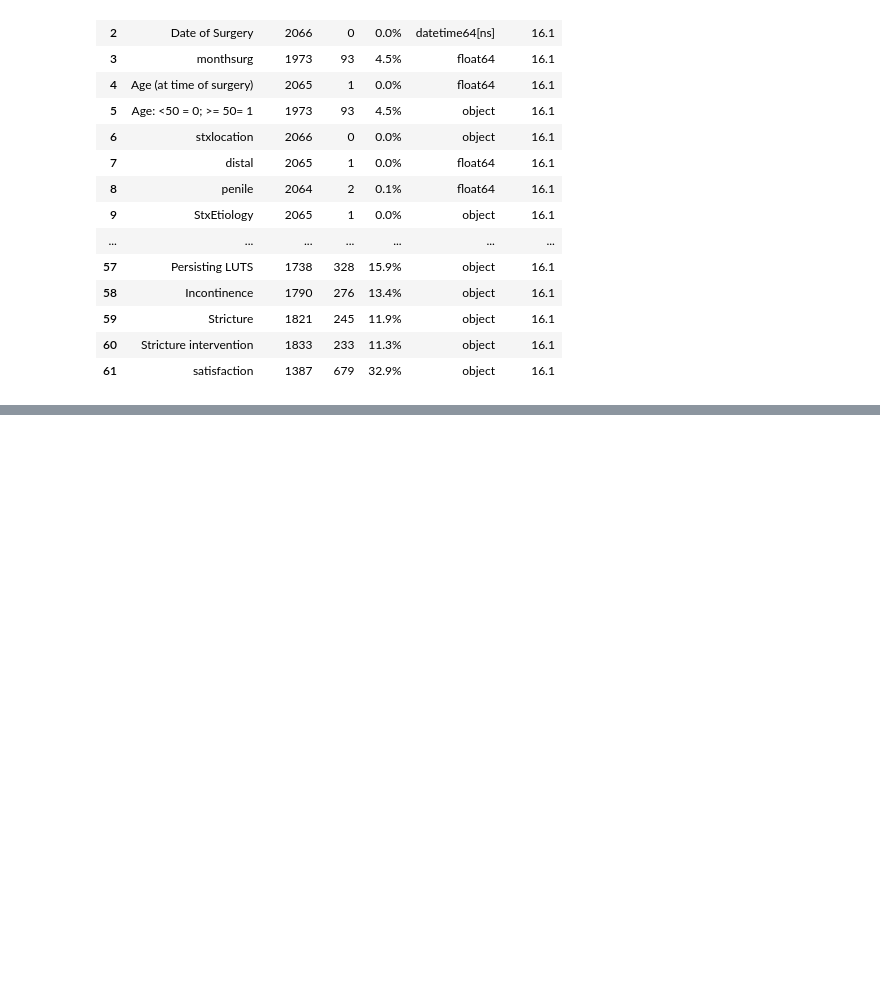
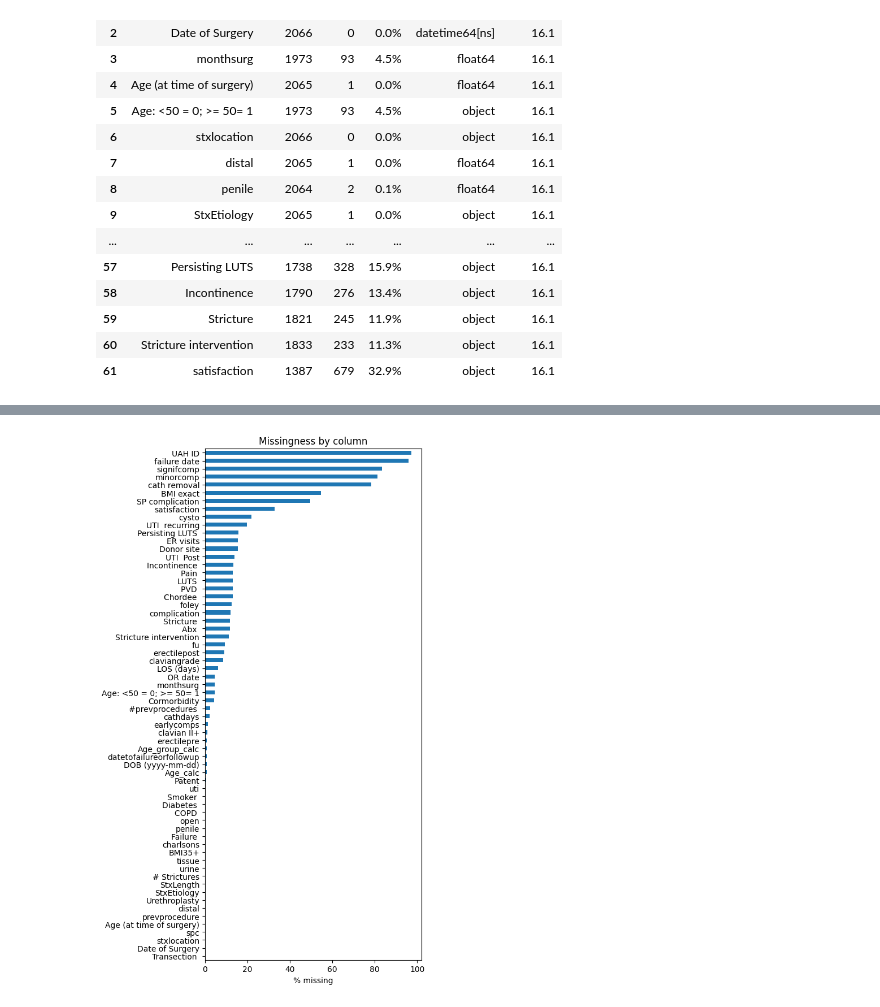
Before and after one commit to preciousiajilore/survival_mtlr, a Jupyter notebook: notebooks/visualizations.ipynb, the cells around one changed output, grey strips where cells are left out. Saved outputs shown, nothing was run; the diff lists cells and outputs as text; code cells hidden in the pictures; blank space fills up the shorter version.

```diff
--- a/notebooks/visualizations.ipynb
+++ b/notebooks/visualizations.ipynb
@@ -80,0 +158,4 @@ summary.style.format({"% null": "{:.1f}%", "mem_kB": "{:.1f}"})
+# %%
+age_calc = ((df["Date of Surgery"] - df["DOB (yyyy-mm-dd)"])
+            .dt.days // 365.25)              # whole-year age
+df["Age_calc"] = age_calc.astype("Int16")
@@ -80,0 +189,4 @@ summary.style.format({"% null": "{:.1f}%", "mem_kB": "{:.1f}"})
+# %%
+bins   = [0, 30, 40, 50, 60, 70, 120]
+labels = ["<30", "30-39", "40-49", "50-59", "60-69", "70+"]
+df["Age_group_calc"] = pd.cut(df["Age_calc"], bins=bins, labels=labels)
@@ -80,0 +203,28 @@ summary.style.format({"% null": "{:.1f}%", "mem_kB": "{:.1f}"})
+# %%
+def to_int_yes_no(series):
+    """
+    Map a column of mixed yes/no strings, ints, bools to nullable Int8.
+      1  = yes / y / true / 1
+      0  = no  / n / false / 0
+      Na = anything else (incl. 'not recorded', '', NaN)
+    """
+    # lower-case strings, strip whitespace
+    s = series.astype(str).str.strip().str.lower()
+
+    mapping = {
+        "yes": 1, "y": 1, "true": 1, "1": 1,
+        "no": 0,  "n": 0, "false": 0, "0": 0,
+    }
+    out = s.replace(mapping)
+
+    # treat the leftovers ('not recorded', 'nan', '') as missing
+    out = out.replace({"not recorded": np.nan, "": np.nan, "nan": np.nan})
+
+    return pd.to_numeric(out, errors="coerce").astype("Int8")
+# %%
+for col in yes_no_cols:
+    df[col] = to_int_yes_no(df[col])
+
+# Quick check
+for col in yes_no_cols:
+    print(col, df[col].value_counts(dropna=False))
@@ -80,0 +242,11 @@ summary.style.format({"% null": "{:.1f}%", "mem_kB": "{:.1f}"})
+# %%
+plt.figure(figsize=(6,10))
+(df.isna().mean().mul(100)
+   .sort_values()
+   .plot(kind="barh"))
+plt.xlabel("% missing")
+plt.title("Missingness by column")
+plt.tight_layout()
+plt.show()
+# %% [output]
+[figure, added]
```
Also changed, not shown: parts of 21 cells of this notebook.
